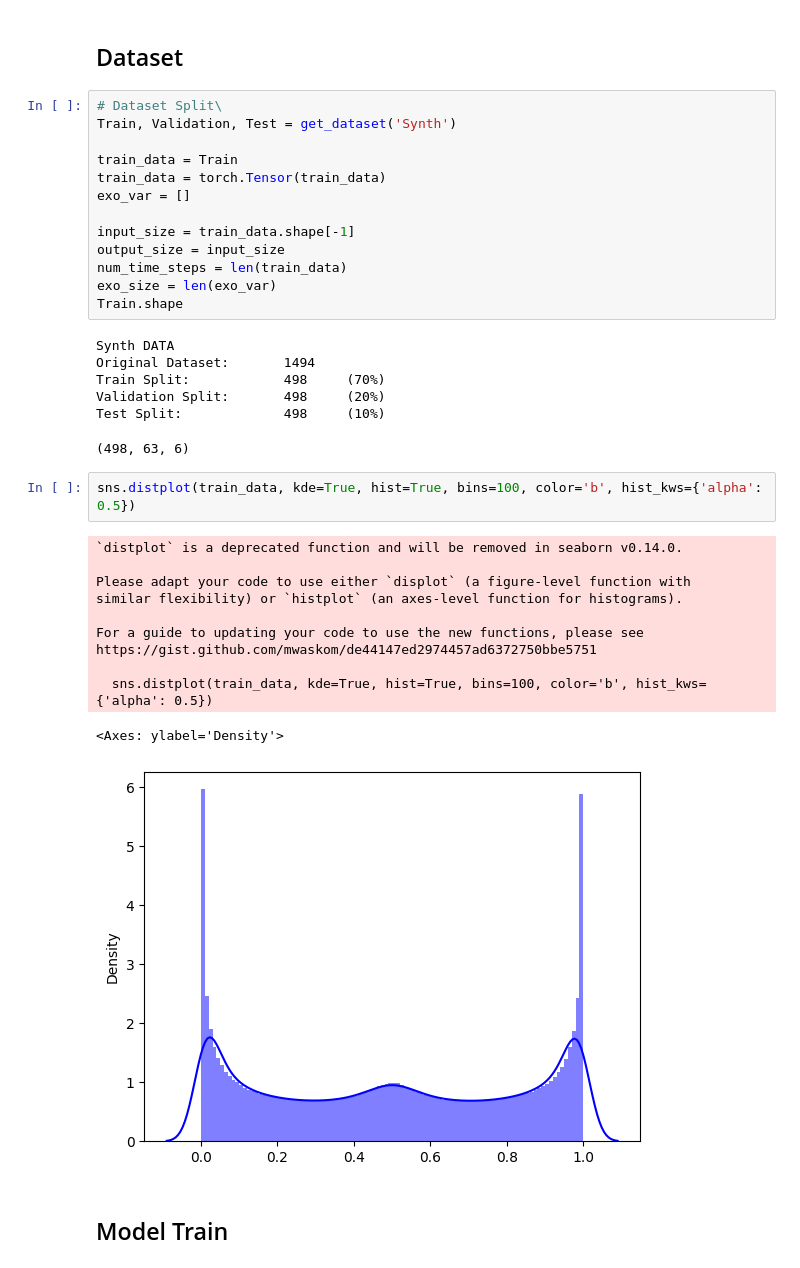
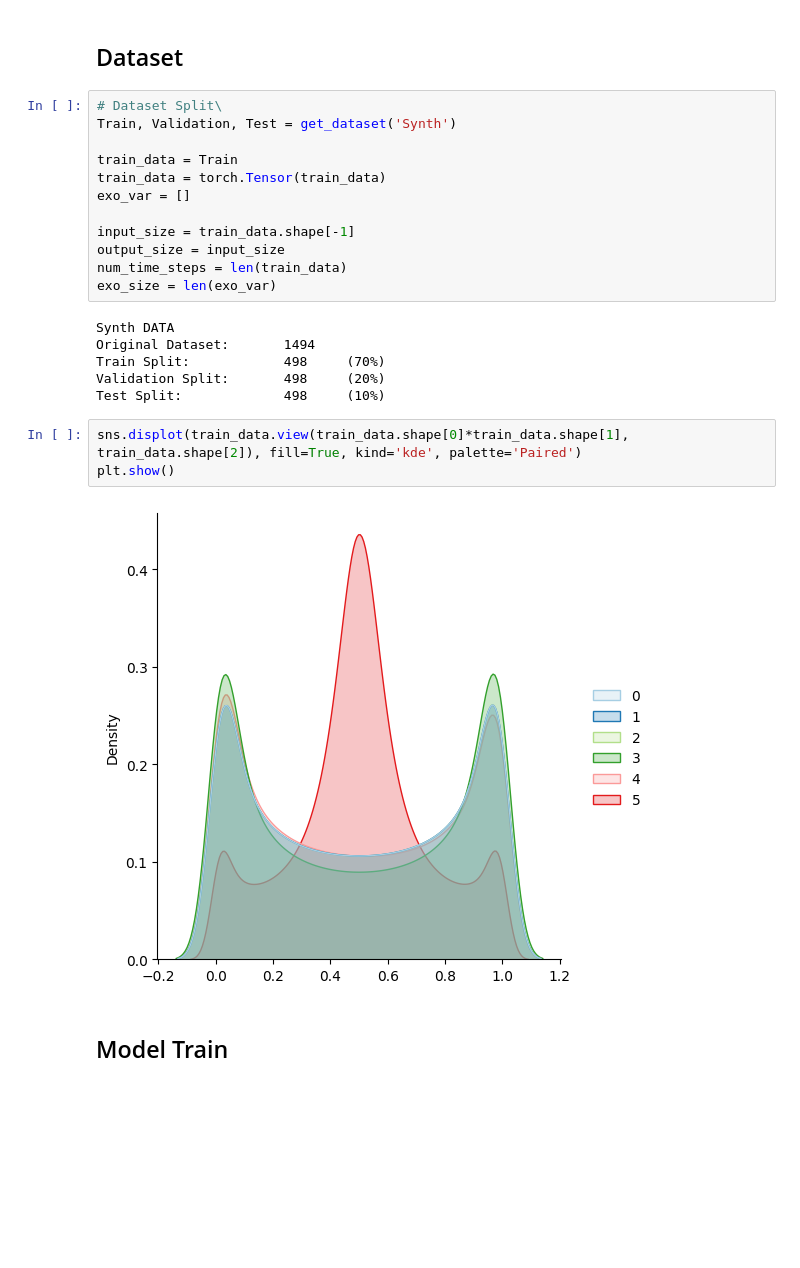
Before and after one commit to PaulMagos/MCS_Thesis, a Jupyter notebook: GTMAirQuality.ipynb, the cells around one changed output. Saved outputs shown, nothing was run; the diff lists cells and outputs as text; blank space fills up the shorter version.

```diff
--- a/GTMAirQuality.ipynb
+++ b/GTMAirQuality.ipynb
@@ -63,28 +55,17 @@ input_size = train_data.shape[-1]
 output_size = input_size
 num_time_steps = len(train_data)
 exo_size = len(exo_var)
-Train.shape
 # %% [output]
 Synth DATA
 Original Dataset:       1494
 Train Split:            498     (70%)
 Validation Split:       498     (20%)
 Test Split:             498     (10%)
-(498, 63, 6)
-# %%
-sns.distplot(train_data, kde=True, hist=True, bins=100, color='b', hist_kws={'alpha': 0.5})
-# %% [output]
-`distplot` is a deprecated function and will be removed in seaborn v0.14.0.
-
-Please adapt your code to use either `displot` (a figure-level function with
-similar flexibility) or `histplot` (an axes-level function for histograms).
-
-For a guide to updating your code to use the new functions, please see
-https://gist.github.com/mwaskom/de44147ed2974457ad6372750bbe5751
-
-  sns.distplot(train_data, kde=True, hist=True, bins=100, color='b', hist_kws={'alpha': 0.5})
-<Axes: ylabel='Density'>
-[figure, removed]
+# %%
+sns.displot(train_data.view(train_data.shape[0]*train_data.shape[1], train_data.shape[2]), fill=True, kind='kde', palette='Paired')
+plt.show()
+# %% [output]
+[figure, added]
 # %% [markdown]
 ## Model Train
 # %%
```
Also changed, not shown: parts of 11 cells of this notebook, 3 other files.
